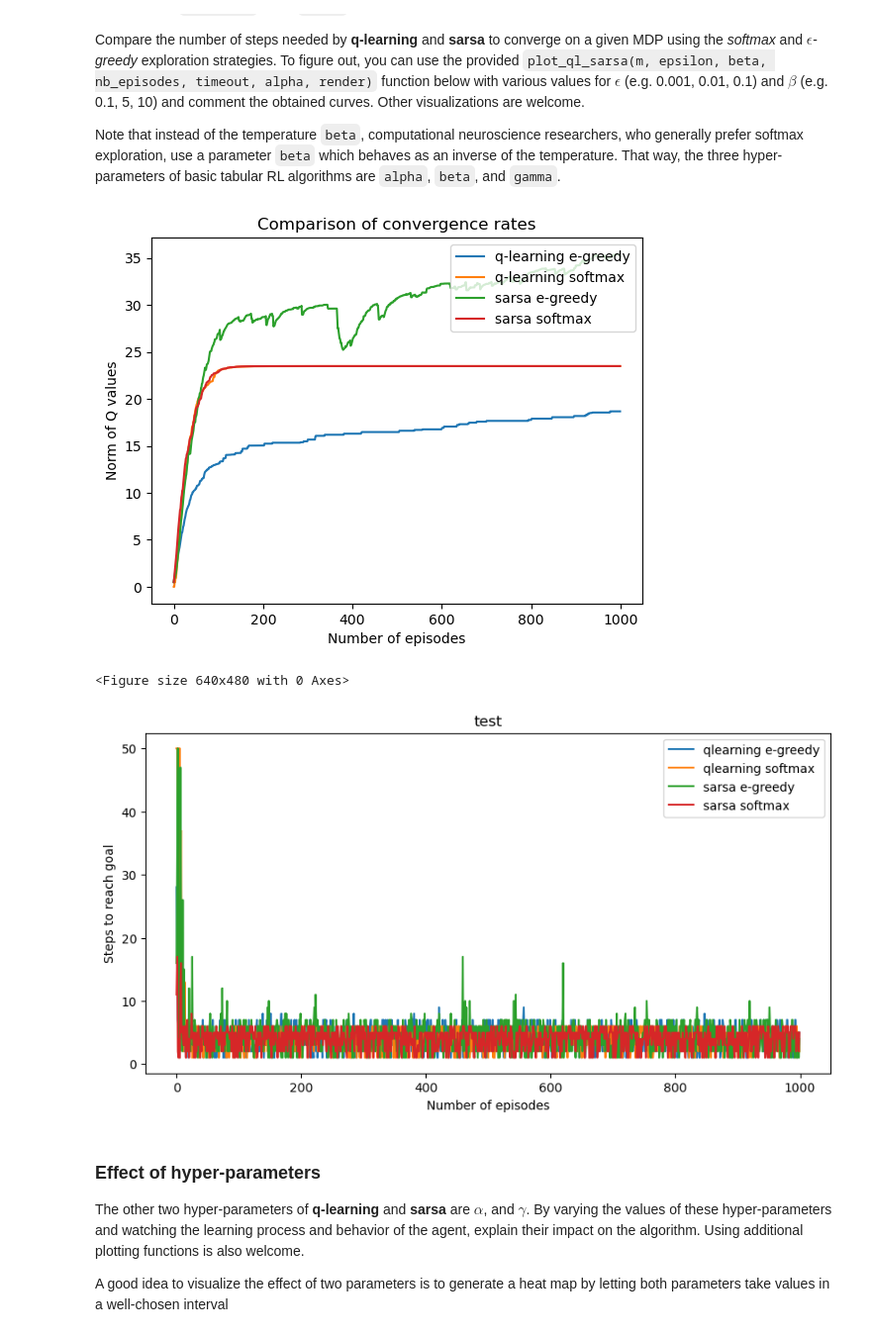
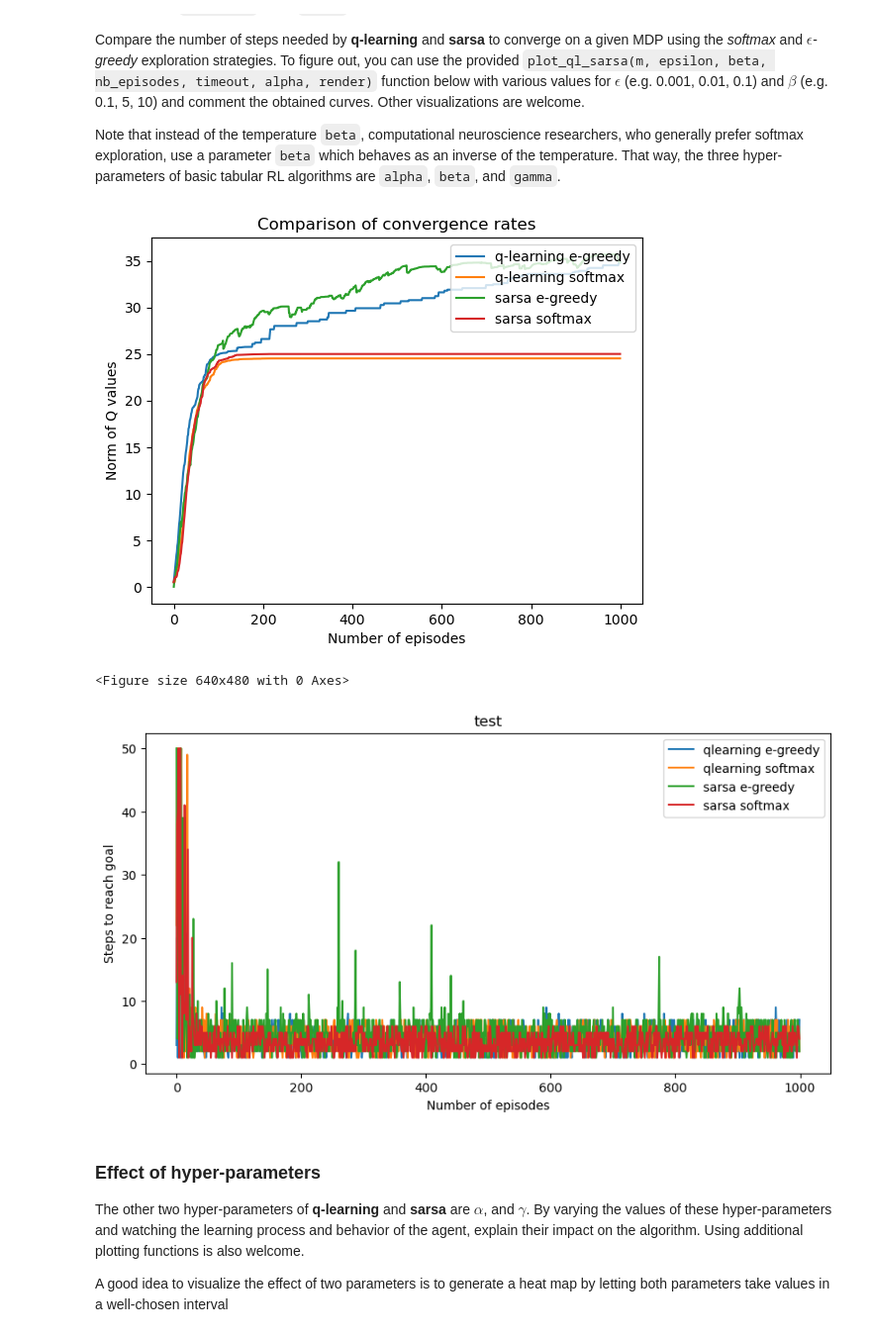
Before and after one commit to islemkobbi/M2-ISI, a Jupyter notebook: MLA/C2/02-tabular-rl.student.ipynb, the cells around one changed output. Shown at 99% size. Drawn from its saved outputs; the diff is of its cells as text; code cells hidden in the pictures.

```diff
--- a/MLA/C2/02-tabular-rl.student.ipynb
+++ b/MLA/C2/02-tabular-rl.student.ipynb
@@ -527,25 +441,16 @@ def q_learning_soft(
         while not done:
             mdp.draw_v_pi(q, q.argmax(axis=1), recorder=video_recorder)
 
-            # To be completed...
-
             # Draw an action using a soft-max policy
-            u = sample_categorical(softmax(q, x, epsilon)) # (here, call the softmax function)
-
-
-            # To be completed...
-
-            # Copy-paste the rest from q_learning_eps
+            u = sample_categorical(softmax(q, x, beta)) # (here, call the softmax function)
 
             # Perform a step of the MDP
             y, r, done, *_ = mdp.step(u)
             # print(x, y, r, done, (1 - done))
-            # To be completed...
 
             # Update the state-action value function with q-Learning
             delta = r + 0.9 * max(q[y,:]) - q[x,u]
             q[x,u] += alpha * delta
-
 
             x = y
             cpt = cpt + 1
@@ -598,6 +503,7 @@ def sarsa_eps(
     timeout: int = 50,
     alpha: float = 0.5,
     render: bool = True,
+    gamma:float = 0.9
 ) -> Tuple[np.ndarray, List[float]]:
     # Initialize the state-action value function
     # alpha is the learning rate
@@ -618,27 +524,18 @@ def sarsa_eps(
         done = False
         cpt = 0
 
-        # To be completed...
-
-        # Fill this part of the code
-
         u = egreedy(q, x, epsilon)
 
         while not done:
             mdp.draw_v_pi(q, q.argmax(axis=1), recorder=video_recorder)
 
-            # To be completed...
-
-
-            # To be completed...
 
             # Perform a step of the MDP
             y, r, done, *_ = mdp.step(u)
             u_next = egreedy(q, x, epsilon)
-            # To be completed...
 
             # Update the state-action value function with q-Learning
-            delta = r + 0.9 * q[y,u_next] - q[x,u]
+            delta = r + gamma * q[y,u_next] - q[x,u]
             q[x,u] += alpha * delta
 
             u = u_next
@@ -703,24 +600,15 @@ def sarsa_soft(
         done = False
         cpt = 0
 
-        # To be completed...
-
-        # Fill this part of the code
-        u = sample_categorical(softmax(q, x, epsilon))
+        u = sample_categorical(softmax(q, x, beta))
 
         while not done:
             mdp.draw_v_pi(q, q.argmax(axis=1), recorder=video_recorder)
 
-            # To be completed...
-
-
-            # To be completed...
-
             # Perform a step of the MDP
             y, r, done, *_ = mdp.step(u)
-            u_next = sample_categorical(softmax(q, y, epsilon)) # (here, call the softmax function)
+            u_next = sample_categorical(softmax(q, y, beta)) # (here, call the softmax function)
             # print(x, y, r, done, (1 - done))
-            # To be completed...
 
             # Update the state-action value function with q-Learning
             delta = r + 0.9 * q[y,u_next] - q[x,u]
@@ -741,10 +629,7 @@ def sarsa_soft(
 # %% [markdown]
 And run it.
 # %%
-# To be completed...
-
-# Put your code to run sarsa_soft here
-q, q_list, time_list = sarsa_soft(env, epsilon, nb_episodes=NB_EPISODES, timeout=TIMEOUT)
+q, q_list, time_list = sarsa_soft(env, beta, nb_episodes=NB_EPISODES, timeout=TIMEOUT)
 # %% [output]
 Moviepy - Building video videos/Sarsa-softmax.mp4.
 Moviepy - Writing video videos/Sarsa-softmax.mp4
@@ -806,13 +691,13 @@ def plot_ql_sarsa(env, epsilon, beta, nb_episodes, timeout, alpha, render):
     plt.show()
 # %%
 # example
-beta = 6
+beta = 0.5
 epsilon = 0.02
 plot_ql_sarsa(env, epsilon, beta, 1000, 100, 0.5, False)
 # %% [output]
-[figure, old version]
+[figure, new version]
 <Figure size 640x480 with 0 Axes>
-[figure, old version]
+[figure, new version]
 # %% [markdown]
 ### Effect of hyper-parameters
 
```
Also changed, not shown: parts of 14 cells of this notebook, 7 other files.
